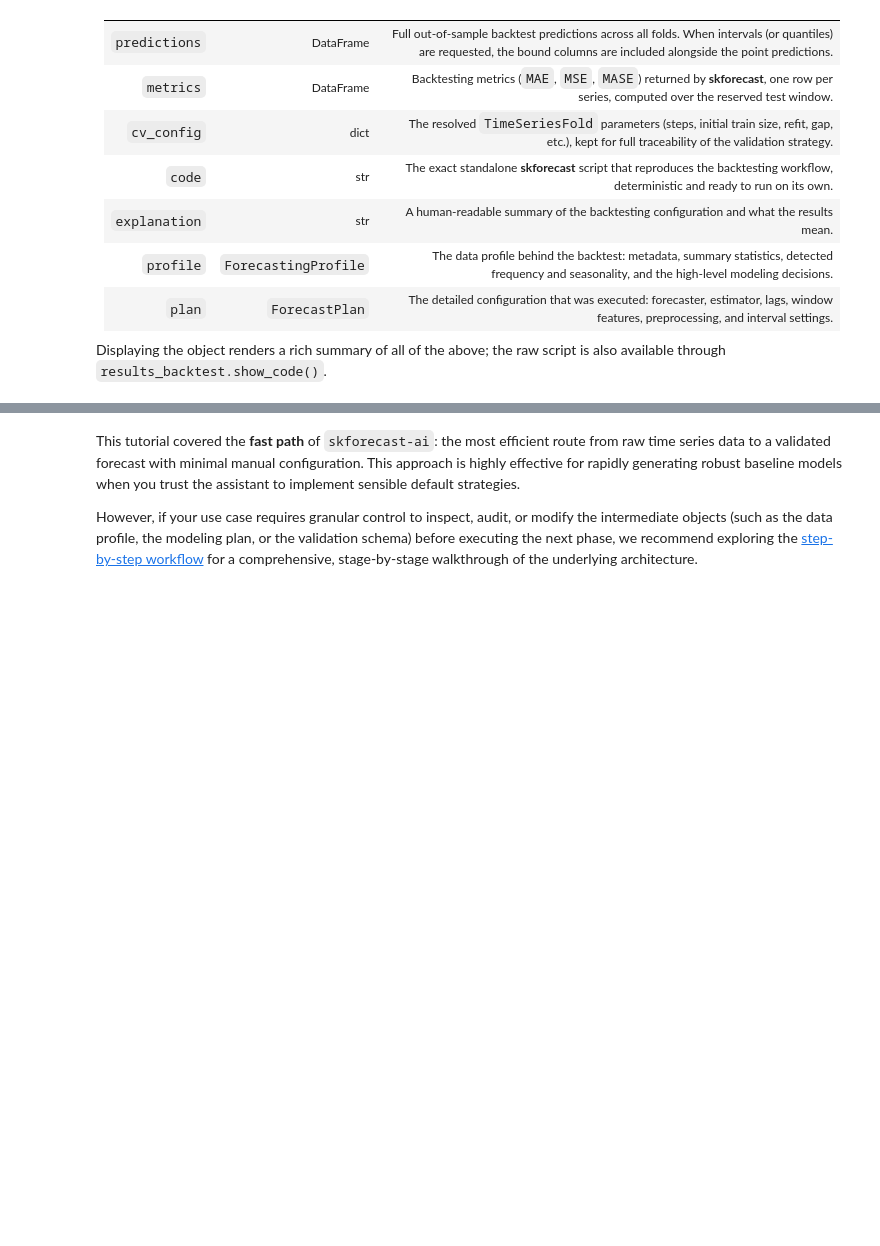
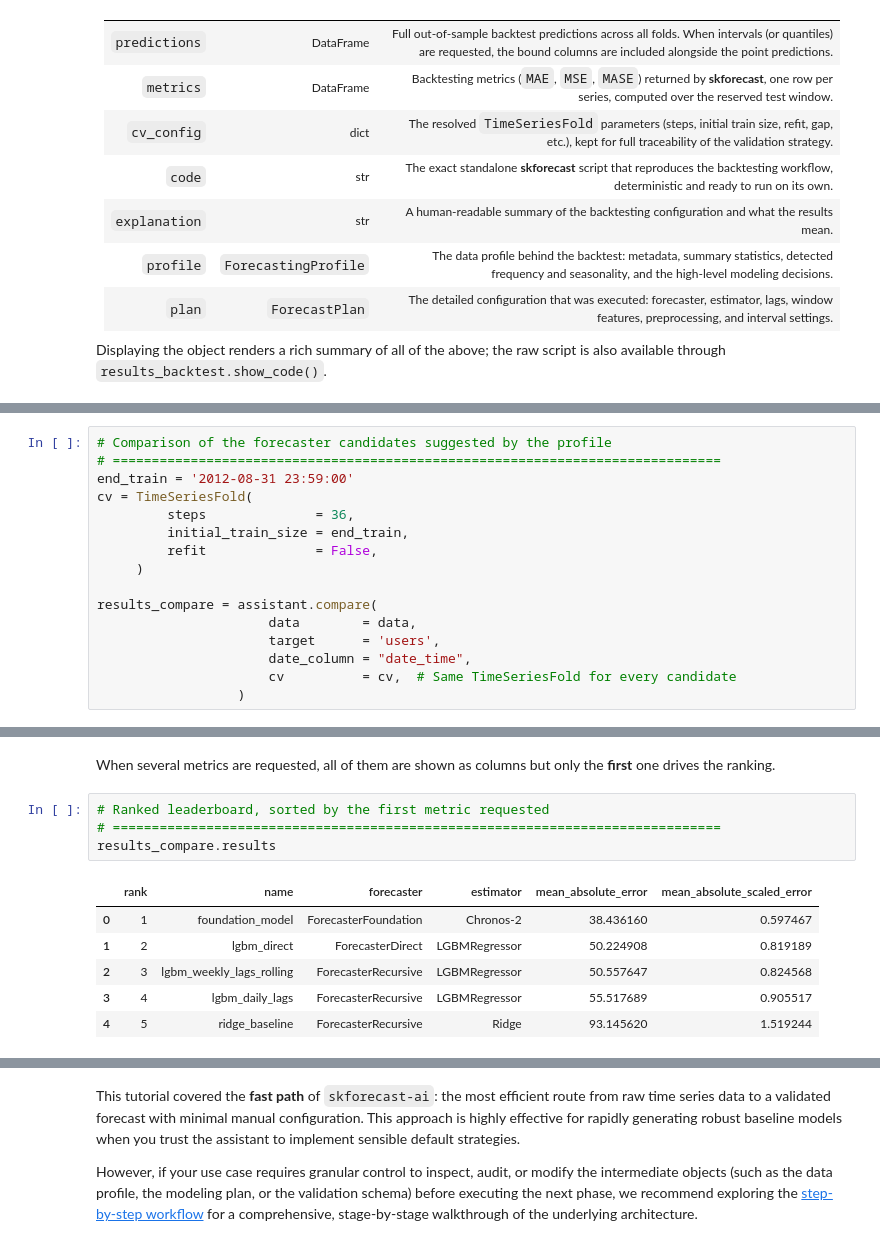
Before and after one commit to skforecast/skforecast-ai, a Jupyter notebook: docs/user-guides/agentic-forecasting.ipynb, the cells around one changed output, grey strips where cells are left out. Cells and saved outputs as stored; diff of their text form; blank space fills up the shorter version.

```diff
--- a/docs/user-guides/agentic-forecasting.ipynb
+++ b/docs/user-guides/agentic-forecasting.ipynb
@@ -690,0 +750,16 @@ results_backtest
+# %%
+# Comparison of the forecaster candidates suggested by the profile
+# ==============================================================================
+end_train = '2012-08-31 23:59:00'
+cv = TimeSeriesFold(
+         steps              = 36,
+         initial_train_size = end_train,
+         refit              = False,
+     )
+
+results_compare = assistant.compare(
+                      data        = data,
+                      target      = 'users',
+                      date_column = "date_time",
+                      cv          = cv,  # Same TimeSeriesFold for every candidate
+                  )
@@ -690,0 +861,13 @@ results_backtest
+# %% [markdown]
+When several metrics are requested, all of them are shown as columns but only the **first** one drives the ranking.
+# %%
+# Ranked leaderboard, sorted by the first metric requested
+# ==============================================================================
+results_compare.results
+# %% [output]
+|  | rank | name | forecaster | estimator | mean_absolute_error | mean_absolute_scaled_error |
+| 0 | 1 | foundation_model | ForecasterFoundation | Chronos-2 | 38.436160 | 0.597467 |
+| 1 | 2 | lgbm_direct | ForecasterDirect | LGBMRegressor | 50.224908 | 0.819189 |
+| 2 | 3 | lgbm_weekly_lags_rolling | ForecasterRecursive | LGBMRegressor | 50.557647 | 0.824568 |
+| 3 | 4 | lgbm_daily_lags | ForecasterRecursive | LGBMRegressor | 55.517689 | 0.905517 |
+| 4 | 5 | ridge_baseline | ForecasterRecursive | Ridge | 93.145620 | 1.519244 |
```
Also changed, not shown: parts of 33 cells of this notebook, 23 other files.
